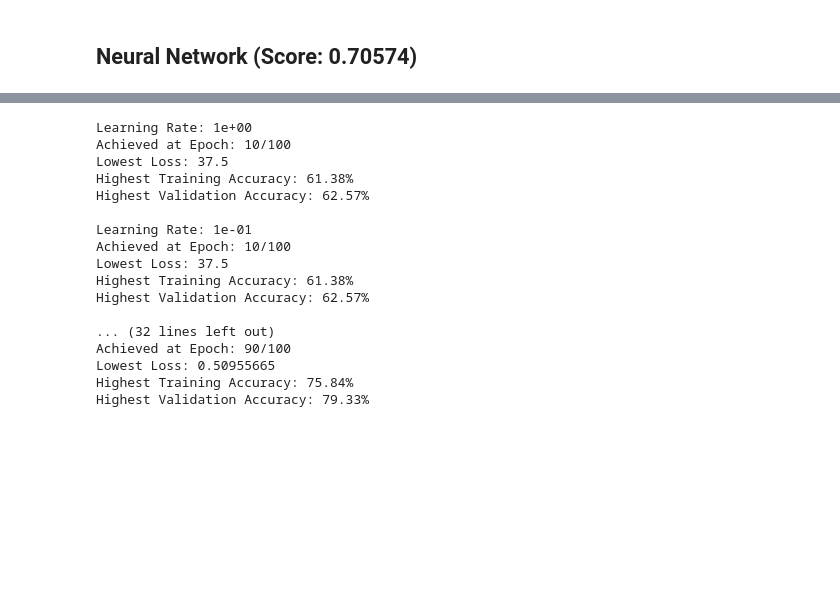
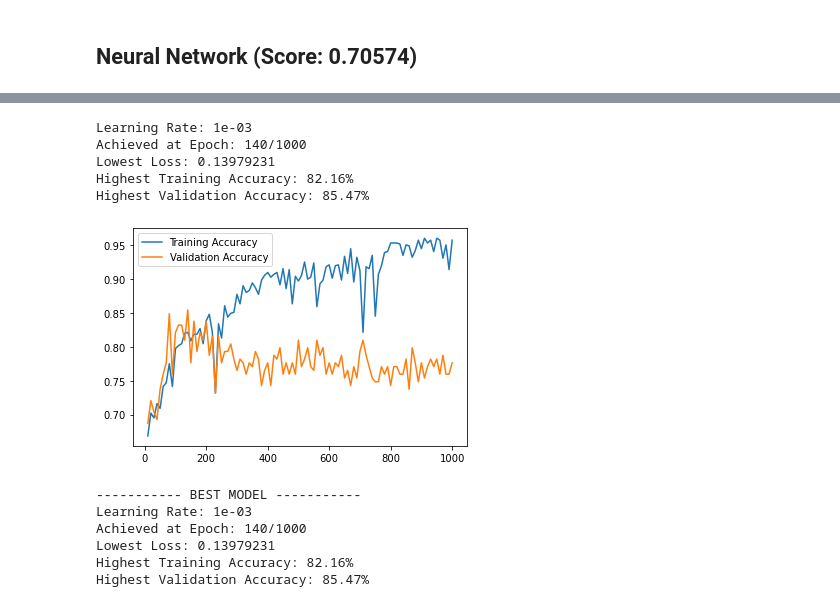
Before and after one commit to leeagustin/kaggle-competitions, a Jupyter notebook: titanic/models/neural_network.ipynb, the cells around one changed output, grey strips where cells are left out. Drawn from its saved outputs; the diff is of its cells as text; code cells hidden in the pictures; blank space fills up the shorter version.

```diff
--- a/titanic/models/neural_network.ipynb
+++ b/titanic/models/neural_network.ipynb
@@ -106,8 +110,12 @@ MLP(
 )
 # %%
 # hyperparameters
-lrs = [10**-i for i in range(7)]
-epochs = 100
+# lrs = [10**-i for i in range(7)]
+lrs = [1e-3]
+epochs = 1000
+x_points = [i for i in range(10, epochs+1, 10)]
+y_train_points = []
+y_valid_points = []
 
 global_lowest_loss = float('inf')
 global_highest_valid_acc = 0
@@ -125,7 +133,7 @@ for lr in lrs:
     local_lowest_loss = float('inf')
     local_highest_valid_acc = 0
 
-    for epoch in range(1, epochs+1):
+    for epoch in tqdm(range(1, epochs+1)):
         # train model
         for i, (inputs, targets) in enumerate(train_dl):
             optimizer.zero_grad()
@@ -138,53 +146,56 @@ for lr in lrs:
         if epoch%10 == 0:
             train_acc = model.validate(train_dl)
             valid_acc = model.validate(valid_dl)
+
+            y_train_points.append(train_acc)
+            y_valid_points.append(valid_acc)
 
             if loss < local_lowest_loss and valid_acc > local_highest_valid_acc:
                 local_best_epochs = epoch
                 local_lowest_loss = loss
                 local_highest_train_acc = train_acc
                 local_highest_valid_acc = valid_acc
 
             if loss < global_lowest_loss and valid_acc > global_highest_valid_acc:
                 global_best_lr = lr
                 global_best_epochs = epoch
                 global_lowest_loss = loss
                 global_highest_train_acc = train_acc
                 global_highest_valid_acc = valid_acc
                 torch.save(model.state_dict(), os.path.join(MODEL_PARAMS_PATH, 'neural_network.pt'))
 
     print("Learning Rate: %.0e" % (lr))
     print("Achieved at Epoch: " + str(local_best_epochs) + "/" + str(epochs))
     print("Lowest Loss: " + str(local_lowest_loss.detach().numpy()))
     print("Highest Training Accuracy: %.2f%%" % (local_highest_train_acc*100))
     print("Highest Validation Accuracy: %.2f%%" % (local_highest_valid_acc*100))
     print("")
 
+    plt.plot(x_points, y_train_points, label="Training Accuracy")
+    plt.plot(x_points, y_valid_points, label="Validation Accuracy")
+    plt.legend()
+    plt.show()
+
 print("----------- BEST MODEL -----------")
 print("Learning Rate: %.0e" % (global_best_lr))
 print("Achieved at Epoch: " + str(global_best_epochs) + "/" + str(epochs))
 print("Lowest Loss: " + str(global_lowest_loss.detach().numpy()))
 print("Highest Training Accuracy: %.2f%%" % (global_highest_train_acc*100))
 print("Highest Validation Accuracy: %.2f%%" % (global_highest_valid_acc*100))
 print("")
 # %% [output]
-Learning Rate: 1e+00
-Achieved at Epoch: 10/100
-Lowest Loss: 37.5
-Highest Training Accuracy: 61.38%
-Highest Validation Accuracy: 62.57%
-
-Learning Rate: 1e-01
-Achieved at Epoch: 10/100
-Lowest Loss: 37.5
-Highest Training Accuracy: 61.38%
-Highest Validation Accuracy: 62.57%
-
-... (32 lines left out)
-Achieved at Epoch: 90/100
-Lowest Loss: 0.50955665
-Highest Training Accuracy: 75.84%
-Highest Validation Accuracy: 79.33%
+Learning Rate: 1e-03
+Achieved at Epoch: 140/1000
+Lowest Loss: 0.13979231
+Highest Training Accuracy: 82.16%
+Highest Validation Accuracy: 85.47%
+[figure, added]
+----------- BEST MODEL -----------
+Learning Rate: 1e-03
+Achieved at Epoch: 140/1000
+Lowest Loss: 0.13979231
+Highest Training Accuracy: 82.16%
+Highest Validation Accuracy: 85.47%
 # %%
 # load test dataset
 test_df = pd.read_csv(os.path.join(DATA_PATH, 'preprocessed_test.csv'))
```
Also changed, not shown: parts of 4 cells of this notebook.
